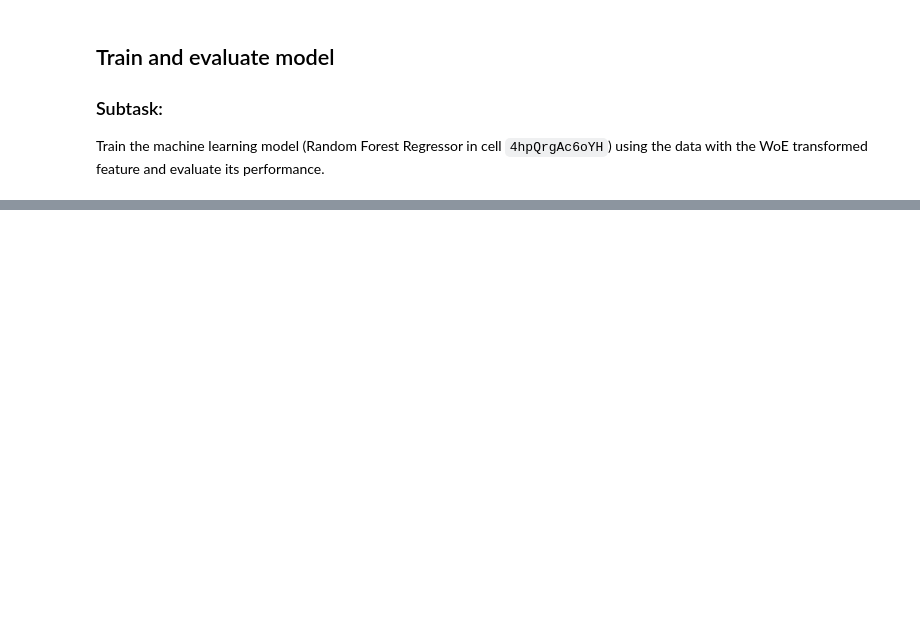
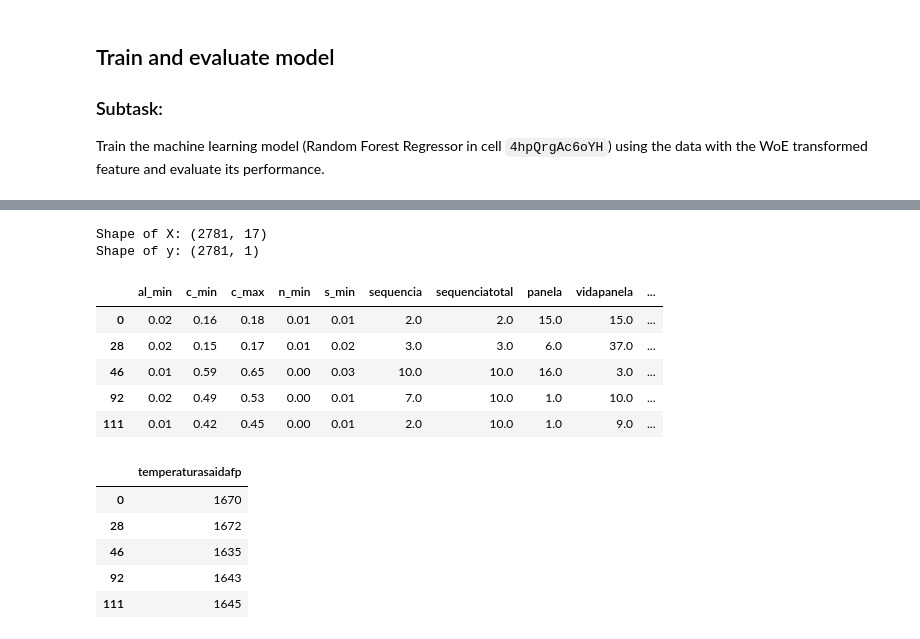
Before and after one commit to AlexiaOberdiek/Projeto-Evcomx, a Jupyter notebook: Projeto_Evcomx.ipynb, the cells around one changed output, grey strips where cells are left out. Cells and saved outputs as stored; diff of their text form; code cells hidden in the pictures; blank space fills up the shorter version.

```diff
--- a/Projeto_Evcomx.ipynb
+++ b/Projeto_Evcomx.ipynb
@@ -713,34 +1043,50 @@ variavel_alvo = 'temperaturasaidafp'
 # Identify columns to drop from the main dataframe for the numerical part of X
 # Only include columns that are definitely in df and should not be features
 columns_to_drop_from_df = [
     'acoqualidade', # Original categorical column
     'target_binary', # Binary target (if not using it)
     variavel_alvo,  # Target variable
     'temperaturamediareal', # As per previous logic to exclude this from features for predicting temperaturasaidafp
     'velocidadereal', # As per previous logic to exclude this from features
     'flag_nova_temperatura', # Flags are results, not features for prediction (assuming it exists)
     'usage', # As per previous logic to exclude this from features (assuming it exists)
-    'sugestaomodelolegado' # As per previous logic to exclude this from features
+    'sugestaomodelolegado', # As per previous logic to exclude this from features
+    'flag_original_range' # Flags are results, not features for prediction (assuming it exists)
 ]
 
 # Filter columns_to_drop_from_df to only include those present in df.columns
 columns_to_drop_from_df = [col for col in columns_to_drop_from_df if col in df.columns]
 
 
 # The 'acoqualidade_woe_alg' column is now the numerical representation of the categorical feature using the user's WoE algorithm.
 # We will create the feature set X directly from df, selecting the relevant columns and dropping those not needed.
 # Exclude the original categorical columns, the target, legacy predictions, and the flags, and include the new WoE column.
 X1 = df_copia.drop(columns=columns_to_drop_from_df, axis=1)
 
 # Define the target variable
 y1 = df_copia[[variavel_alvo]]
 
 # Display the shapes of X and y to verify
 print("Shape of X:", X1.shape)
 print("Shape of y:", y1.shape)
 
 display(X1.head())
 display(y1.head())
+# %% [output]
+Shape of X: (2781, 17)
+Shape of y: (2781, 1)
+|  | al_min | c_min | c_max | n_min | s_min | sequencia | sequenciatotal | panela | vidapanela | ... |
+| 0 | 0.02 | 0.16 | 0.18 | 0.01 | 0.01 | 2.0 | 2.0 | 15.0 | 15.0 | ... |
+| 28 | 0.02 | 0.15 | 0.17 | 0.01 | 0.02 | 3.0 | 3.0 | 6.0 | 37.0 | ... |
+| 46 | 0.01 | 0.59 | 0.65 | 0.00 | 0.03 | 10.0 | 10.0 | 16.0 | 3.0 | ... |
+| 92 | 0.02 | 0.49 | 0.53 | 0.00 | 0.01 | 7.0 | 10.0 | 1.0 | 10.0 | ... |
+| 111 | 0.01 | 0.42 | 0.45 | 0.00 | 0.01 | 2.0 | 10.0 | 1.0 | 9.0 | ... |
+|  | temperaturasaidafp |
+| 0 | 1670 |
+| 28 | 1672 |
+| 46 | 1635 |
+| 92 | 1643 |
+| 111 | 1645 |
 # %%
 from sklearn.model_selection import train_test_split
 from sklearn.ensemble import RandomForestRegressor
```
Also changed, not shown: parts of 52 cells of this notebook, 3 other files.
